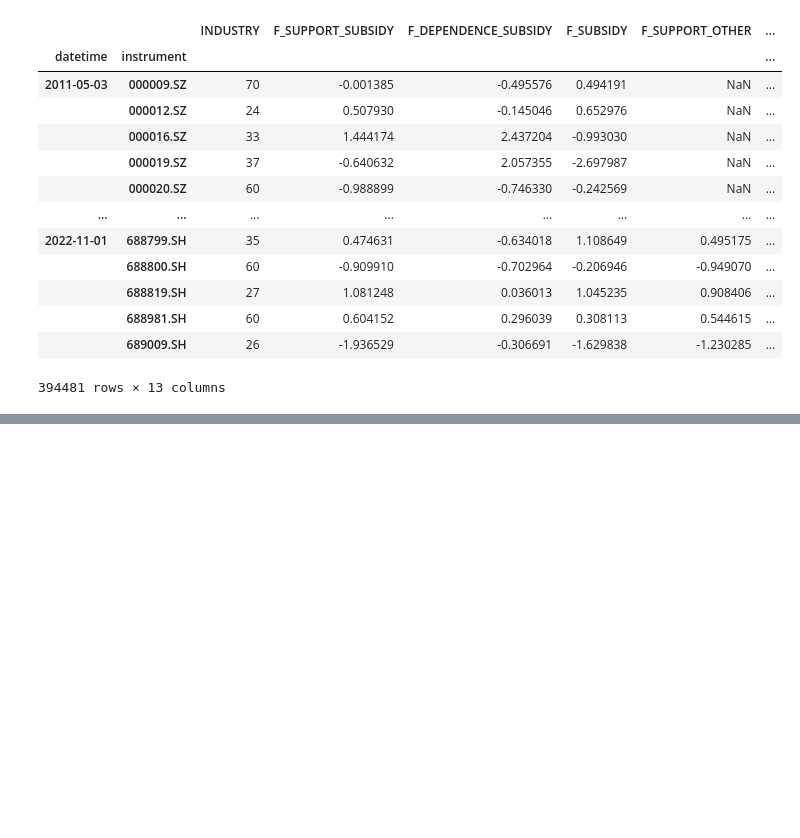
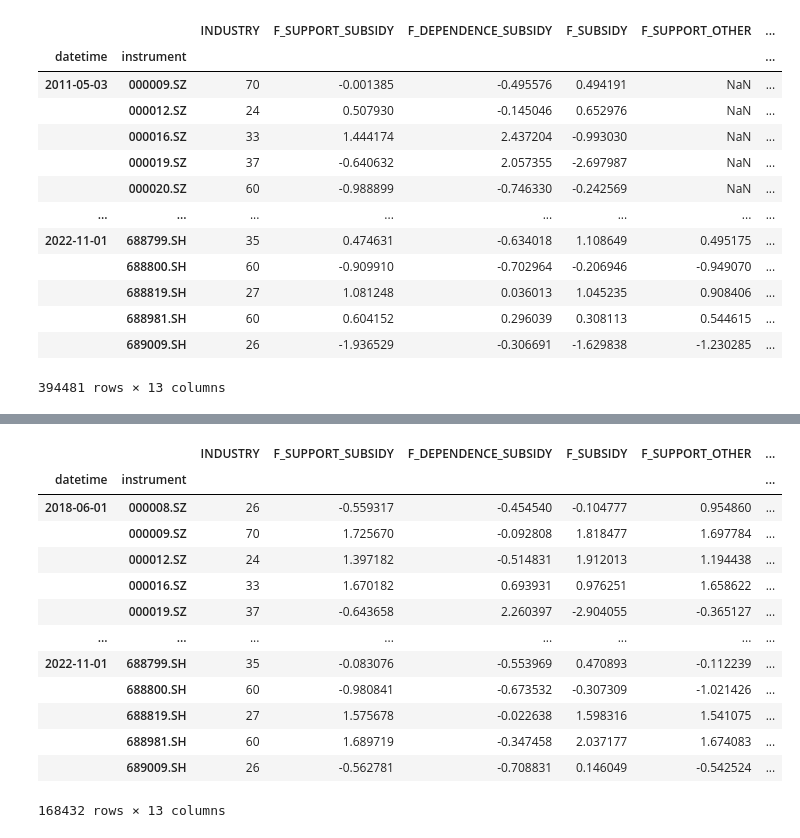
Before and after one commit to jasongangquanzhang/Government_Subsidy_Factor, a Jupyter notebook: govt_factors_analysis.ipynb, the cells around one changed output, grey strips where cells are left out. Saved outputs shown, nothing was run; the diff lists cells and outputs as text; code cells hidden in the pictures; blank space fills up the shorter version.

```diff
--- a/govt_factors_analysis.ipynb
+++ b/govt_factors_analysis.ipynb
@@ -719,0 +754,18 @@ RETURN
+# %%
+df_rolled =df_rolled.dropna()
+df_rolled
+# %% [output]
+|  |  | INDUSTRY | F_SUPPORT_SUBSIDY | F_DEPENDENCE_SUBSIDY | F_SUBSIDY | F_SUPPORT_OTHER | ... |
+| datetime | instrument |  |  |  |  |  | ... |
+| 2018-06-01 | 000008.SZ | 26 | -0.559317 | -0.454540 | -0.104777 | 0.954860 | ... |
+|  | 000009.SZ | 70 | 1.725670 | -0.092808 | 1.818477 | 1.697784 | ... |
+|  | 000012.SZ | 24 | 1.397182 | -0.514831 | 1.912013 | 1.194438 | ... |
+|  | 000016.SZ | 33 | 1.670182 | 0.693931 | 0.976251 | 1.658622 | ... |
+|  | 000019.SZ | 37 | -0.643658 | 2.260397 | -2.904055 | -0.365127 | ... |
+| ... | ... | ... | ... | ... | ... | ... | ... |
+| 2022-11-01 | 688799.SH | 35 | -0.083076 | -0.553969 | 0.470893 | -0.112239 | ... |
+|  | 688800.SH | 60 | -0.980841 | -0.673532 | -0.307309 | -1.021426 | ... |
+|  | 688819.SH | 27 | 1.575678 | -0.022638 | 1.598316 | 1.541075 | ... |
+|  | 688981.SH | 60 | 1.689719 | -0.347458 | 2.037177 | 1.674083 | ... |
+|  | 689009.SH | 26 | -0.562781 | -0.708831 | 0.146049 | -0.542524 | ... |
+168432 rows × 13 columns
```
Also changed, not shown: parts of 6 cells of this notebook, 2 other files.
